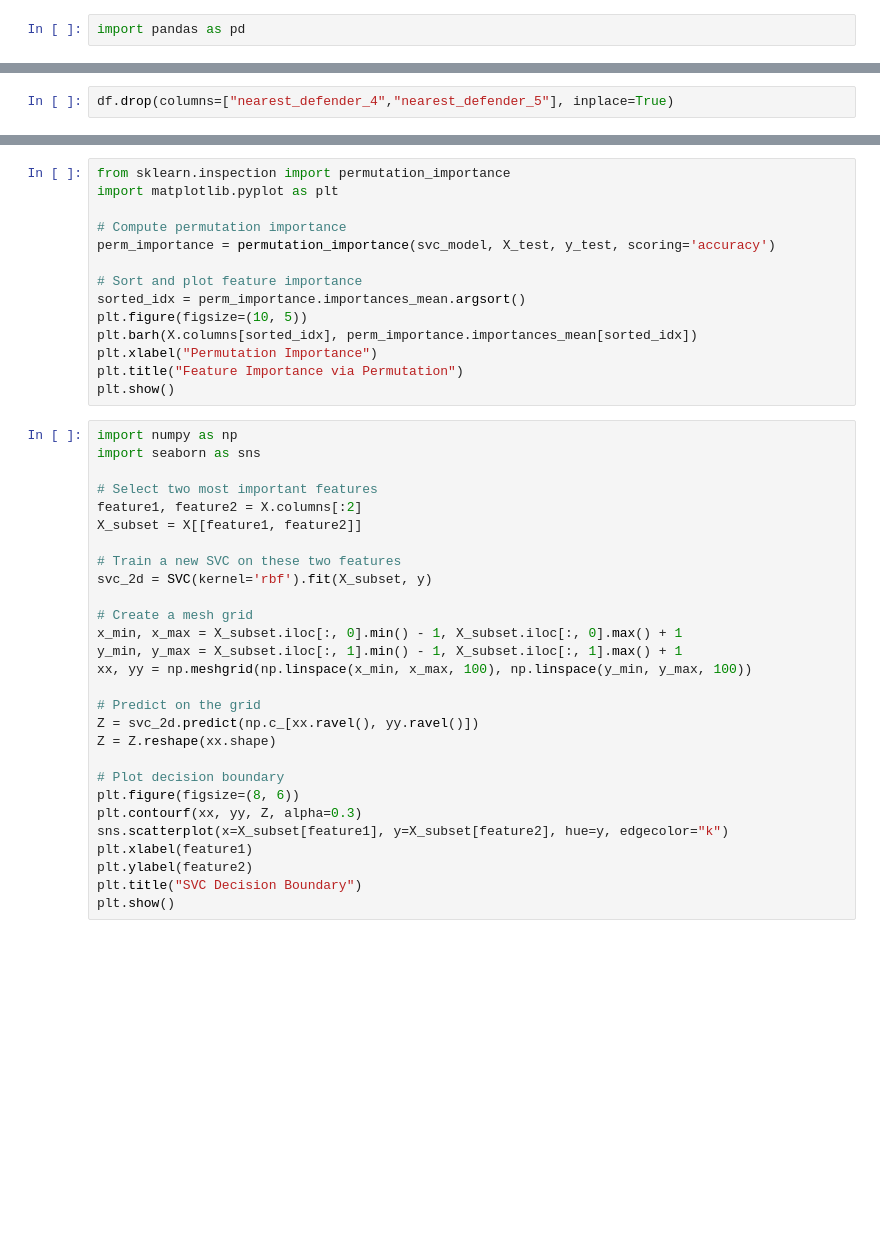
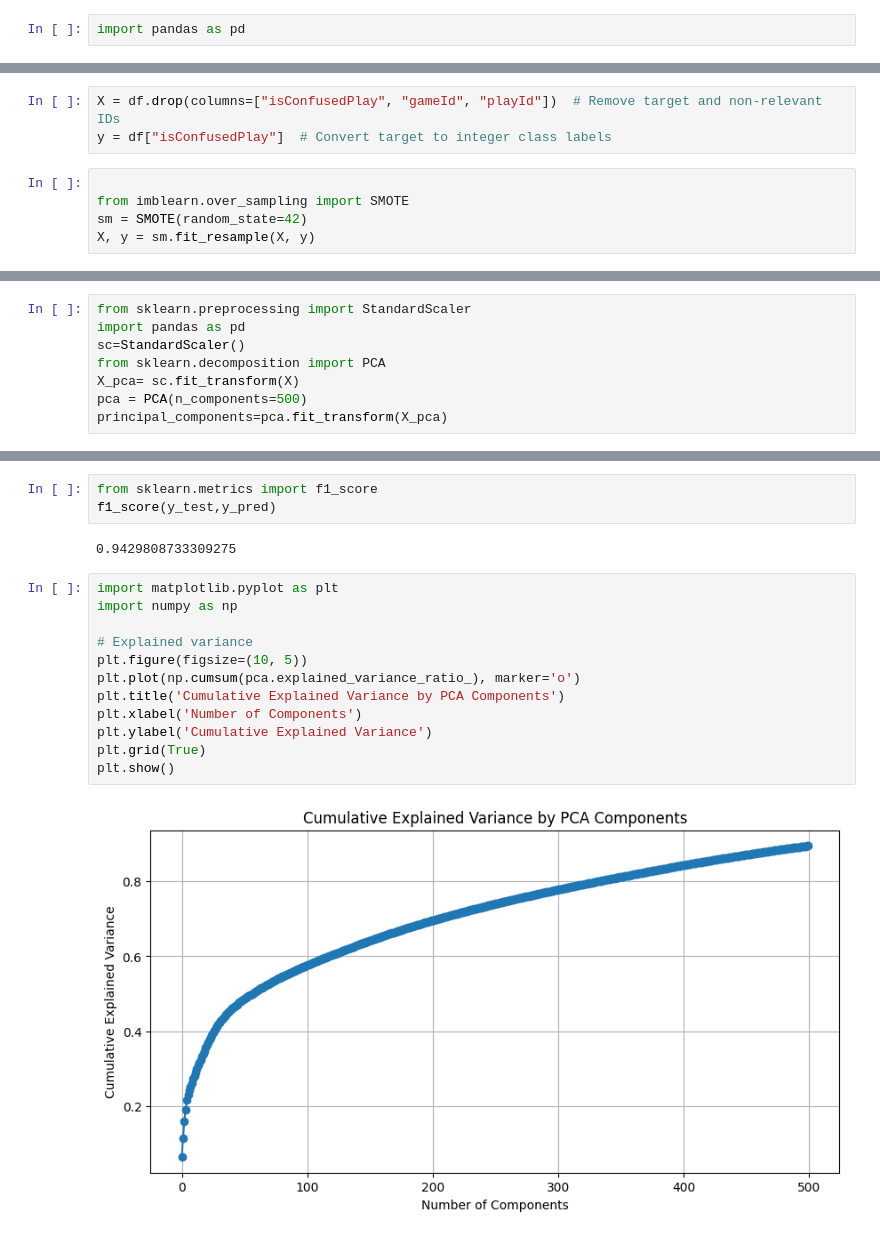
Before and after one commit to NFL-Data-Bowl/nfl-data-bowl, a Jupyter notebook: Code/Modeling/SVC.ipynb, the cells around one changed output, grey strips where cells are left out. Saved outputs shown, nothing was run; the diff lists cells and outputs as text; blank space fills up the shorter version.

Commit message:
Edited model

```diff
--- a/Code/Modeling/SVC.ipynb
+++ b/Code/Modeling/SVC.ipynb
@@ -99,2 +58,0 @@ df= pd.read_csv('merged_data.csv')
-# %%
-df.drop(columns=["nearest_defender_4","nearest_defender_5"], inplace=True)
@@ -136,0 +59,8 @@ df[df['isConfused']==1]
+# %%
+X = df.drop(columns=["isConfusedPlay", "gameId", "playId"])  # Remove target and non-relevant IDs
+y = df["isConfusedPlay"]  # Convert target to integer class labels
+# %%
+
+from imblearn.over_sampling import SMOTE
+sm = SMOTE(random_state=42)
+X, y = sm.fit_resample(X, y)
@@ -136,0 +71,8 @@ df[df['isConfused']==1]
+# %%
+from sklearn.preprocessing import StandardScaler
+import pandas as pd
+sc=StandardScaler()
+from sklearn.decomposition import PCA
+X_pca= sc.fit_transform(X)
+pca = PCA(n_components=500)
+principal_components=pca.fit_transform(X_pca)
@@ -186,42 +116,19 @@ accuracy_smote, report_smote
-# %%
-from sklearn.inspection import permutation_importance
-import matplotlib.pyplot as plt
-
-# Compute permutation importance
-perm_importance = permutation_importance(svc_model, X_test, y_test, scoring='accuracy')
-
-# Sort and plot feature importance
-sorted_idx = perm_importance.importances_mean.argsort()
-plt.figure(figsize=(10, 5))
-plt.barh(X.columns[sorted_idx], perm_importance.importances_mean[sorted_idx])
-plt.xlabel("Permutation Importance")
-plt.title("Feature Importance via Permutation")
-plt.show()
-# %%
-import numpy as np
-import seaborn as sns
-
-# Select two most important features
-feature1, feature2 = X.columns[:2]
-X_subset = X[[feature1, feature2]]
-
-# Train a new SVC on these two features
-svc_2d = SVC(kernel='rbf').fit(X_subset, y)
-
-# Create a mesh grid
-x_min, x_max = X_subset.iloc[:, 0].min() - 1, X_subset.iloc[:, 0].max() + 1
-y_min, y_max = X_subset.iloc[:, 1].min() - 1, X_subset.iloc[:, 1].max() + 1
-xx, yy = np.meshgrid(np.linspace(x_min, x_max, 100), np.linspace(y_min, y_max, 100))
-
-# Predict on the grid
-Z = svc_2d.predict(np.c_[xx.ravel(), yy.ravel()])
-Z = Z.reshape(xx.shape)
-
-# Plot decision boundary
-plt.figure(figsize=(8, 6))
-plt.contourf(xx, yy, Z, alpha=0.3)
-sns.scatterplot(x=X_subset[feature1], y=X_subset[feature2], hue=y, edgecolor="k")
-plt.xlabel(feature1)
-plt.ylabel(feature2)
-plt.title("SVC Decision Boundary")
-plt.show()
+# %%
+from sklearn.metrics import f1_score
+f1_score(y_test,y_pred)
+# %% [output]
+0.9429808733309275
+# %%
+import matplotlib.pyplot as plt
+import numpy as np
+
+# Explained variance
+plt.figure(figsize=(10, 5))
+plt.plot(np.cumsum(pca.explained_variance_ratio_), marker='o')
+plt.title('Cumulative Explained Variance by PCA Components')
+plt.xlabel('Number of Components')
+plt.ylabel('Cumulative Explained Variance')
+plt.grid(True)
+plt.show()
+# %% [output]
+[figure, added]
```
Also changed, not shown: parts of 29 cells of this notebook, 1 other file.
